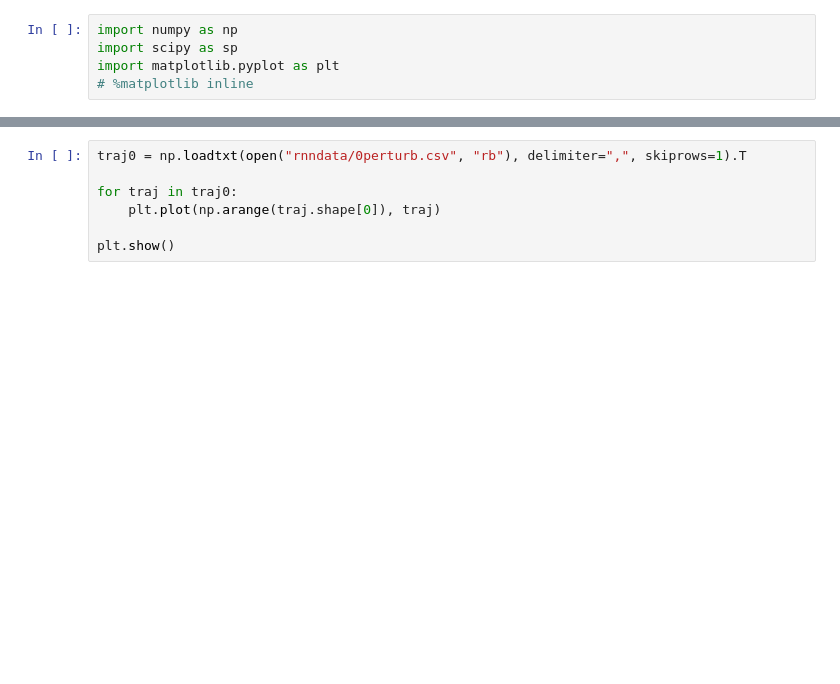
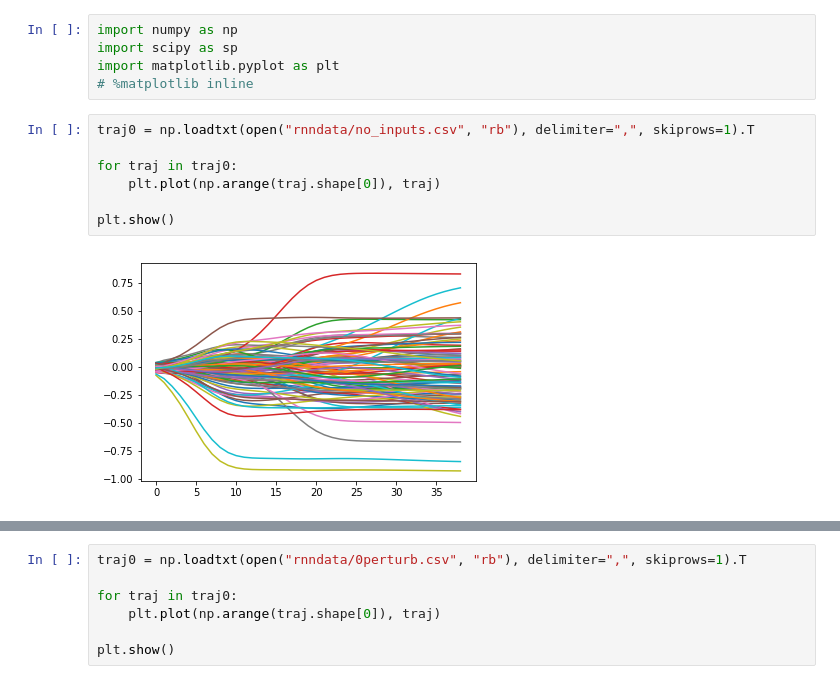
Before and after one commit to elbertgong/am108-final-project, a Jupyter notebook: input_projection.ipynb, the cells around one changed output, grey strips where cells are left out. Drawn from its saved outputs; the diff is of its cells as text; blank space fills up the shorter version.

```diff
--- a/input_projection.ipynb
+++ b/input_projection.ipynb
@@ -3,3 +3,12 @@ import numpy as np
 import scipy as sp
 import matplotlib.pyplot as plt
 # %matplotlib inline
+# %%
+traj0 = np.loadtxt(open("rnndata/no_inputs.csv", "rb"), delimiter=",", skiprows=1).T
+
+for traj in traj0:
+    plt.plot(np.arange(traj.shape[0]), traj)
+
+plt.show()
+# %% [output]
+[figure, added]
```
Also changed, not shown: parts of 8 cells of this notebook, 2 other files.
